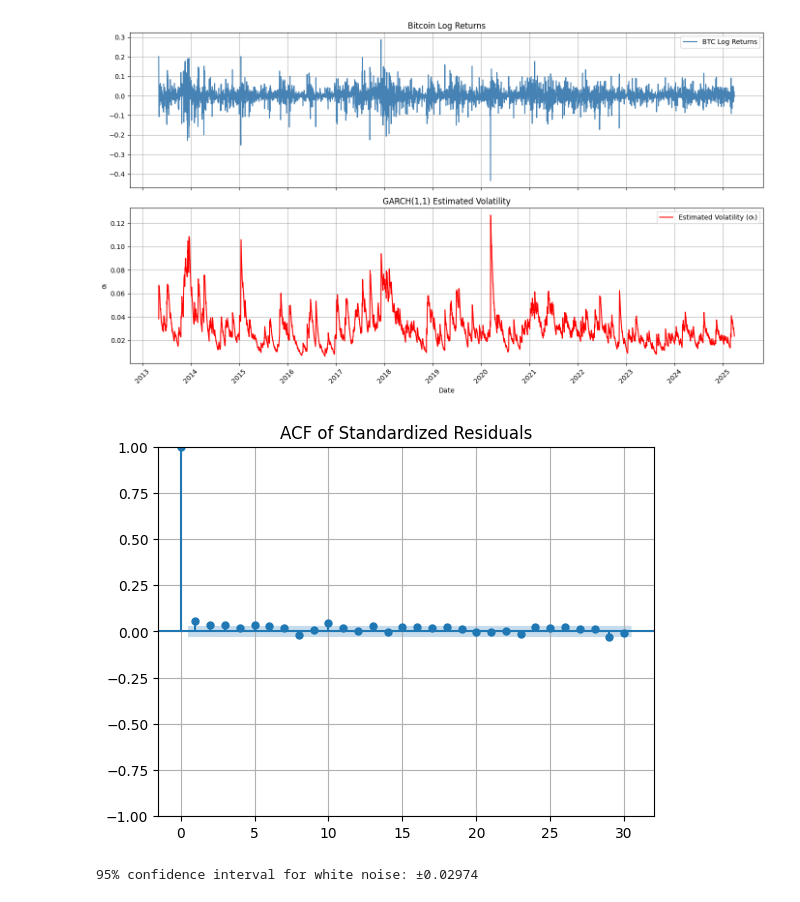
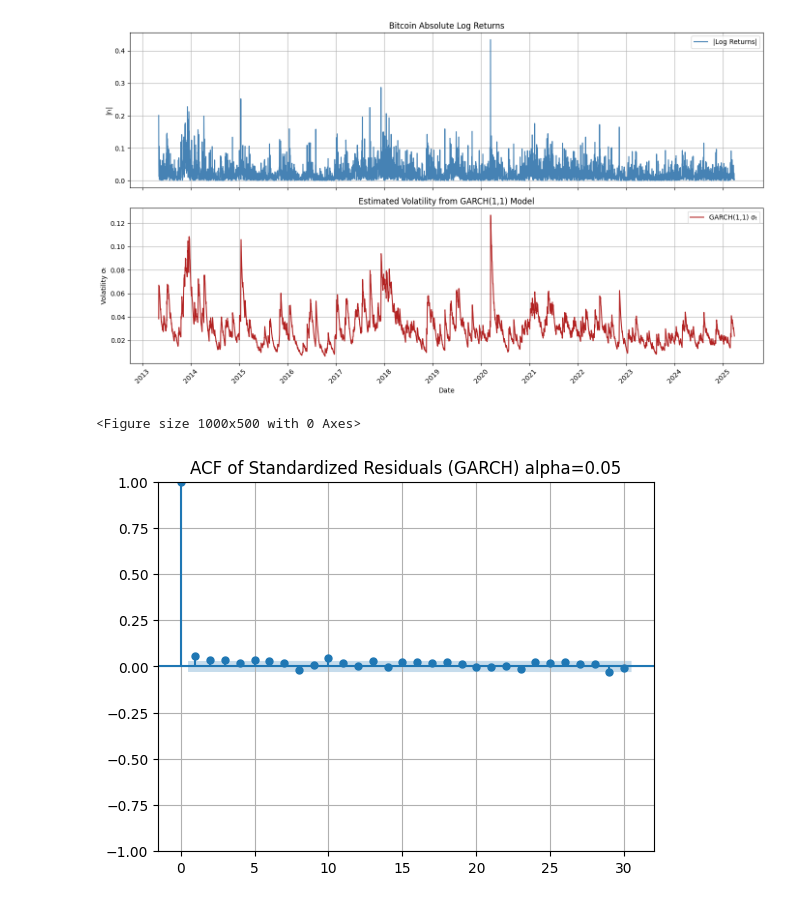
Before and after one commit to Mbigeard06/BtcPriceAnalysis, a Jupyter notebook: garch.ipynb, the cells around one changed output. Saved outputs shown, nothing was run; the diff lists cells and outputs as text; code cells hidden in the pictures.

```diff
--- a/garch.ipynb
+++ b/garch.ipynb
@@ -7,6 +7,7 @@ from scipy.stats import shapiro
 # %%
 df = pd.read_csv('./historicalData/processed_btc_data.csv', parse_dates=['snapped_at'])
 df.set_index('snapped_at', inplace=True)  # Set 'Date' as the index
+log_returns = df['log_returns']
 # %%
 # Step 1: Set GARCH(1,1) parameters
 alpha0 = 0.000001 #long-run average variance
@@ -14,57 +15,62 @@ alpha1 = 0.08 #captures the impact of past squared returns
 beta1  = 0.9 #captures the persistence of volatility
 # %%
 # Step 2: Create arrays to store conditional variances and residuals
+n = len(df)
 sigma2 = np.zeros(n)
-epsilon = returns - np.mean(returns)  # Residuals (demeaned returns)
+epsilon = log_returns - np.mean(log_returns)  # Residuals (demeaned returns)
 # %%
 # Step 3: Initialize sigma² with the unconditional variance
-sigma2[0] = np.var(returns)
+sigma2[0] = np.var(log_returns)
 # %%
 # Step 4: Recursive GARCH formula
 for t in range(1, n):
-    sigma2[t] = alpha0 + alpha1 * epsilon[t-1]**2 + beta1 * sigma2[t-1]
+    sigma2[t] = alpha0 + alpha1 * epsilon.iloc[t-1]**2 + beta1 * sigma2[t-1]
 # %%
 import matplotlib.dates as mdates
 import matplotlib.pyplot as plt
 
 # Create a figure with 2 vertical subplots
 fig, axs = plt.subplots(2, 1, figsize=(14, 8), sharex=True)
 
-# Subplot 1: Log returns
-axs[0].plot(df.index, df['log_returns'], color='steelblue', label='BTC Log Returns')
-axs[0].set_title("Bitcoin Log Returns")
+# Subplot 1: Log returns (absolute value)
+axs[0].plot(log_returns.index, np.abs(log_returns), color='steelblue', label='|Log Returns|')
+axs[0].set_title("Bitcoin Absolute Log Returns")
+axs[0].set_ylabel("|rₜ|")
 axs[0].grid(True)
-axs[0].legend()
+axs[0].legend(loc='upper right')
 
-# Subplot 2: GARCH volatility
-axs[1].plot(df.index, np.sqrt(sigma2), color='red', label='Estimated Volatility (σₜ)')
-axs[1].set_title("GARCH(1,1) Estimated Volatility")
-axs[1].set_ylabel("σₜ")
+# Subplot 2: GARCH(1,1) Estimated Volatility
+axs[1].plot(log_returns.index, np.sqrt(sigma2), color='firebrick', label='GARCH(1,1) σₜ')
+axs[1].set_title("Estimated Volatility from GARCH(1,1) Model")
+axs[1].set_ylabel("Volatility σₜ")
 axs[1].set_xlabel("Date")
 axs[1].grid(True)
-axs[1].legend()
+axs[1].legend(loc='upper right')
 
 # Format x-axis ticks as years
 axs[1].xaxis.set_major_locator(mdates.YearLocator())
 axs[1].xaxis.set_major_formatter(mdates.DateFormatter('%Y'))
 plt.xticks(rotation=45)
 
 plt.tight_layout()
 plt.show()
 # %% [output]
-[figure, old version]
+[figure, new version]
 # %%
 import pandas as pd
+from statsmodels.graphics.tsaplots import plot_acf
 
+# ACF est whith hand-made model
+standardized_residuals = (log_returns - log_returns.mean()) / np.sqrt(sigma2)
 z = pd.Series(standardized_residuals, index=df.index)
-plot_acf(z, lags=30)
-plt.title("ACF of Standardized Residuals")
+
+
+# Plot ACF of standardized residuals
+plt.figure(figsize=(10, 5))
+plot_acf(z, lags=30, alpha=0.05)  # alpha=0.05 → 95% confidence interval
+plt.title("ACF of Standardized Residuals (GARCH) alpha=0.05")
 plt.grid(True)
 plt.show()
 # %% [output]
+<Figure size 1000x500 with 0 Axes>
-[figure, old version]
+[figure, new version]
-# %%
-conf = 1.96 / np.sqrt(len(standardized_residuals))
-print(f"\n95% confidence interval for white noise: ±{conf:.5f}")
-# %% [output]
-95% confidence interval for white noise: ±0.02974
```
Also changed, not shown: parts of 8 cells of this notebook, 1 other file.
